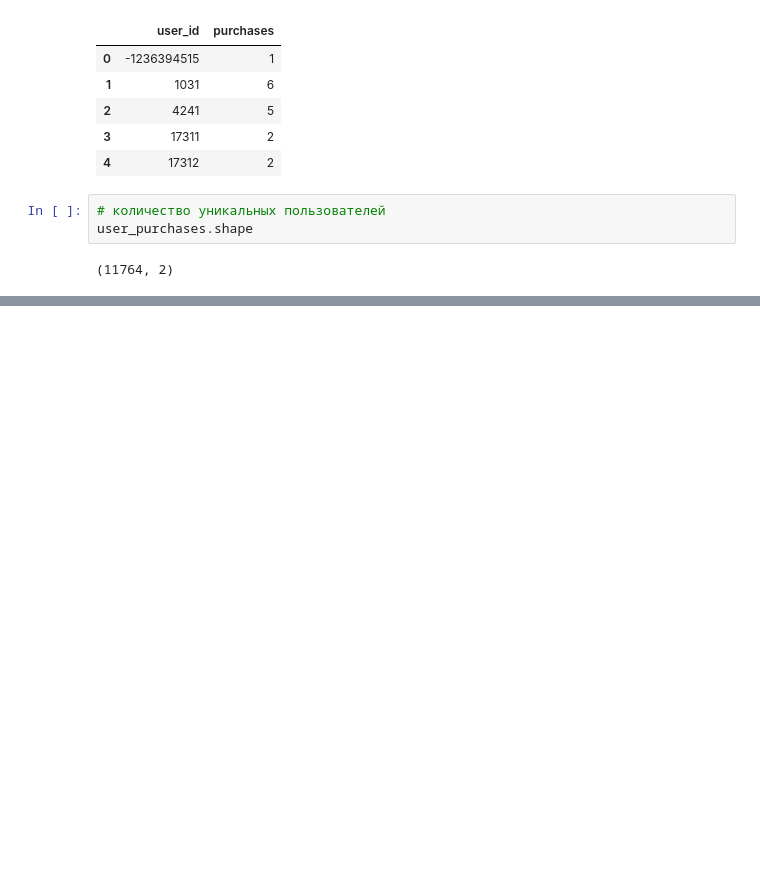
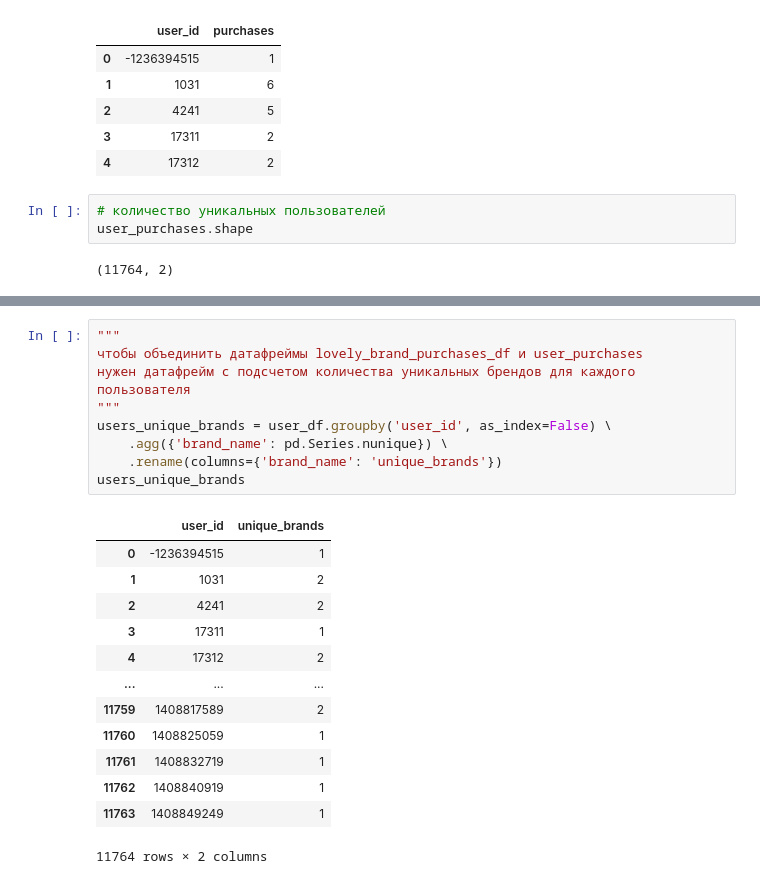
Before and after one commit to Tamerly/Data_analisys_learning, a Jupyter notebook: Project_lesson_3.ipynb, the cells around one changed output, grey strips where cells are left out. Cells and saved outputs as stored; diff of their text form; blank space fills up the shorter version.

```diff
--- a/Project_lesson_3.ipynb
+++ b/Project_lesson_3.ipynb
@@ -97,0 +161,23 @@ user_purchases.shape
+# %%
+"""
+чтобы объединить датафреймы lovely_brand_purchases_df и user_purchases
+нужен датафрейм с подсчетом количества уникальных брендов для каждого пользователя
+"""
+users_unique_brands = user_df.groupby('user_id', as_index=False) \
+    .agg({'brand_name': pd.Series.nunique}) \
+    .rename(columns={'brand_name': 'unique_brands'})
+users_unique_brands
+# %% [output]
+|  | user_id | unique_brands |
+| 0 | -1236394515 | 1 |
+| 1 | 1031 | 2 |
+| 2 | 4241 | 2 |
+| 3 | 17311 | 1 |
+| 4 | 17312 | 2 |
+| ... | ... | ... |
+| 11759 | 1408817589 | 2 |
+| 11760 | 1408825059 | 1 |
+| 11761 | 1408832719 | 1 |
+| 11762 | 1408840919 | 1 |
+| 11763 | 1408849249 | 1 |
+11764 rows × 2 columns
```
Also changed, not shown: parts of 8 cells of this notebook.
